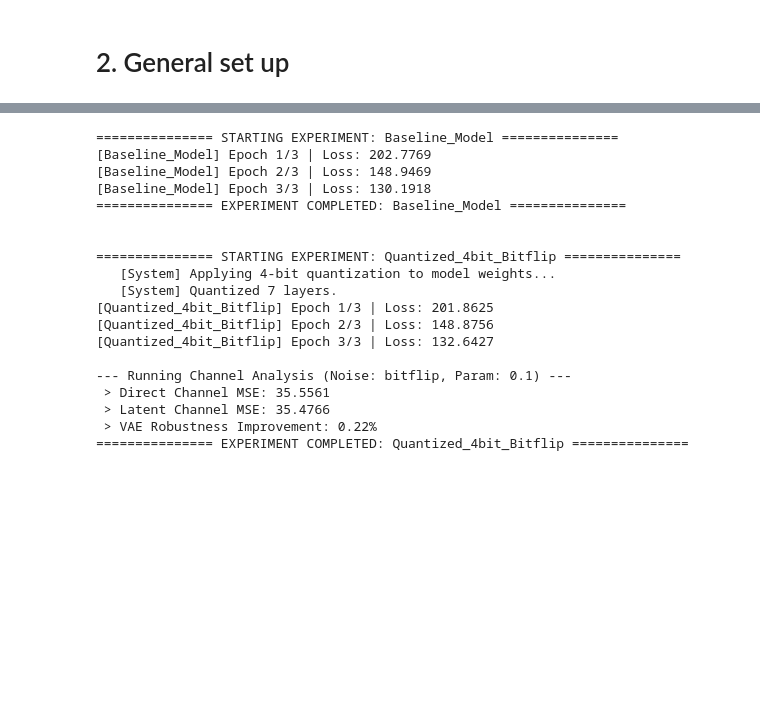
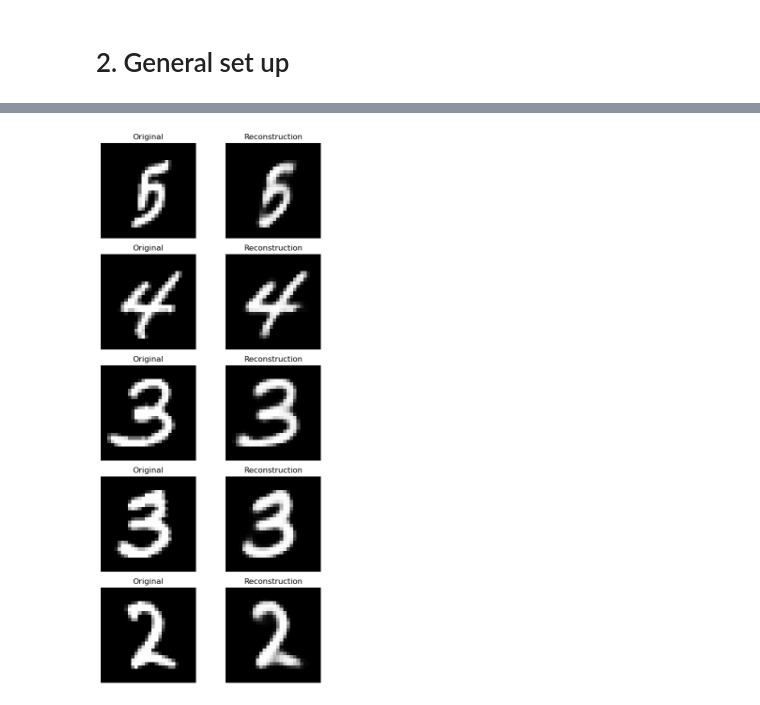
Before and after one commit to FrancescoLR02/InformationTheoryProject, a Jupyter notebook: Restyle.ipynb, the cells around one changed output, grey strips where cells are left out. Drawn from its saved outputs; the diff is of its cells as text; code cells hidden in the pictures; blank space fills up the shorter version.

```diff
--- a/Restyle.ipynb
+++ b/Restyle.ipynb
@@ -217 +372,5 @@ TEST BATCH SHAPE
+# %%
+ShowSomeImages(results['model'], testDataset, device)
+# %% [output]
+[figure, added]
 # %%
@@ -498,62 +476,0 @@ class VAEFramedTrainer:
-# %%
-# 1. Initialize the Engine
-trainer = VAEFramedTrainer(trainDataloader, testDataloader, device)
-
-# 2. Define Experiments using standard Class (Simple!)
-experiments_list = [
-
-    # CASE A: Simple Model (Just Training)
-    ExperimentConfig(
-        name="Baseline_Model",
-        model_params={"inputDim": 784, "hiddenDim": [400,200], "latentDim": 20,
-            "temperature": 1.0, "binarize": "no"},
-        train_params={"lr": 1e-3, "epochs": 3},
-        mi_params={"method": "kde", "sigma": 1},
-        # No quantization, No channel analysis
-        quantization_params=None,
-        channel_analysis_params=None
-    ),
-
-    # CASE B: Quantized Model + Noise Analysis
-    ExperimentConfig(
-        name="Quantized_4bit_Bitflip",
-        model_params={"inputDim": 784, "hiddenDim": [400,200], "latentDim": 20,
-            "temperature": 1.0, "binarize": "no"},
-        train_params={"lr": 1e-3, "epochs": 3},
-        mi_params={"method": "kde", "sigma": 1},
-
-        # Enable Quantization (4-bit)
-        quantization_params={"enabled": True, "n_bits": 4},
-
-        # Enable Noise Analysis (Check robustness against Bitflips)
-        channel_analysis_params={"noise_type": "bitflip", "param": 0.1}
-    )
-]
-
-# 3. Run Batch
-results_db = {}
-for exp in experiments_list:
-    results_db[exp.name] = trainer.run(exp)
-
-# Access comparison results for the second experiment
-# print(results_db["Quantized_4bit_Bitflip"]["channel_results"])
-# %% [output]
-=============== STARTING EXPERIMENT: Baseline_Model ===============
-[Baseline_Model] Epoch 1/3 | Loss: 202.7769
-[Baseline_Model] Epoch 2/3 | Loss: 148.9469
-[Baseline_Model] Epoch 3/3 | Loss: 130.1918
-=============== EXPERIMENT COMPLETED: Baseline_Model ===============
-
-
-=============== STARTING EXPERIMENT: Quantized_4bit_Bitflip ===============
-   [System] Applying 4-bit quantization to model weights...
-   [System] Quantized 7 layers.
-[Quantized_4bit_Bitflip] Epoch 1/3 | Loss: 201.8625
-[Quantized_4bit_Bitflip] Epoch 2/3 | Loss: 148.8756
-[Quantized_4bit_Bitflip] Epoch 3/3 | Loss: 132.6427
-
---- Running Channel Analysis (Noise: bitflip, Param: 0.1) ---
- > Direct Channel MSE: 35.5561
- > Latent Channel MSE: 35.4766
- > VAE Robustness Improvement: 0.22%
-=============== EXPERIMENT COMPLETED: Quantized_4bit_Bitflip ===============
```
Also changed, not shown: parts of 19 cells of this notebook, 2 other files.
